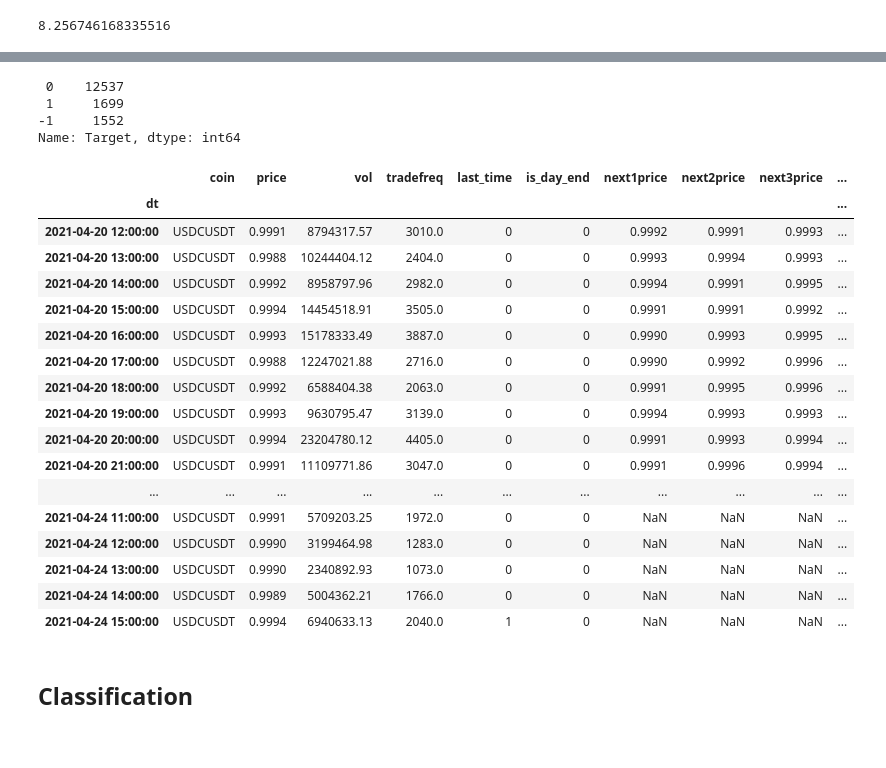
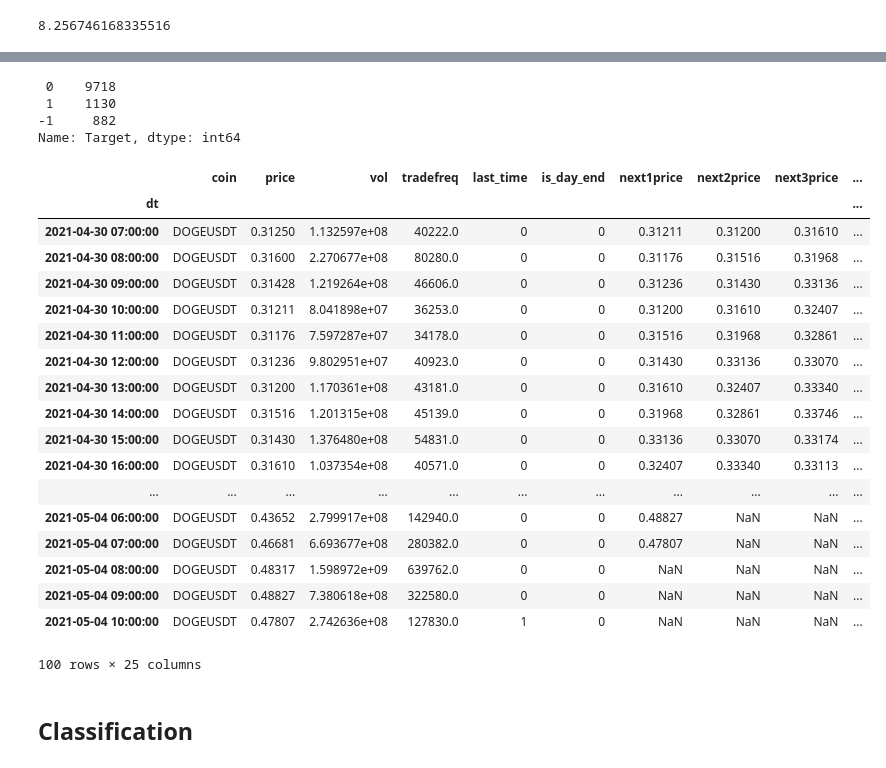
Before and after one commit to aalici/SmartCryptoSearchInTrends, a Jupyter notebook: binance_first.ipynb, the cells around one changed output, grey strips where cells are left out. Drawn from its saved outputs; the diff is of its cells as text; code cells hidden in the pictures.

```diff
--- a/binance_first.ipynb
+++ b/binance_first.ipynb
@@ -100,6 +112,9 @@ coin_list_df["Keywords"]  = coin_list_df.apply(lambda row: row["Name"].lower() +
                                row["Symbolusd"].lower() + "," +
                                row["Keywords"].lower()  , axis = 1)
 
+
+coin_list_df = coin_list_df.head(25)
+
 coin_list = list(coin_list_df.Symbolusd)
 coin_list.append('BTCTRY')
 
@@ -183,6 +234,7 @@ def f_update_coins(coinlist, dict_all=None):
 # %%
 #dict_all_coins = f_update_coins(coin_list, dict_all_coins)
 dict_all_coins = f_update_coins(coin_list, dict_all = None)
+dict_all_coins = f_update_lastprice(coin_list, dict_all = None)
 # %%
 for key in dict_all_coins.get( "DOGEUSDT").keys():
     print(key)
@@ -258,7 +310,7 @@ df_all_coins
 # %%
-df_all_coins["next1price"] = df_all_coins.groupby(['coin'])['price'].shift(-6)
-df_all_coins["next2price"] = df_all_coins.groupby(['coin'])['price'].shift(-12)
-df_all_coins["next3price"] = df_all_coins.groupby(['coin'])['price'].shift(-24)
+df_all_coins["next1price"] = df_all_coins.groupby(['coin'])['price'].shift(-4)
+df_all_coins["next2price"] = df_all_coins.groupby(['coin'])['price'].shift(-8)
+df_all_coins["next3price"] = df_all_coins.groupby(['coin'])['price'].shift(-12)
 
 df_all_coins["Target"] = 0
 
@@ -295,39 +347,46 @@ for coin in df_all_coins.coin.unique():
     df_all_coins.loc[index_t, 'rsi14'] = btalib.rsi(df_all_coins.loc[index_t, 'price'], period=14).df.values.tolist()
     df_all_coins.loc[index_t, 'rsi28'] = btalib.rsi(df_all_coins.loc[index_t, 'price'], period=28).df.values.tolist()
     df_all_coins.loc[index_t, 'rsi42'] = btalib.rsi(df_all_coins.loc[index_t, 'price'], period=42).df.values.tolist()
+    df_all_coins.loc[index_t, 'rsi48'] = btalib.rsi(df_all_coins.loc[index_t, 'price'], period=48).df.values.tolist()
+    df_all_coins.loc[index_t, 'rsi72'] = btalib.rsi(df_all_coins.loc[index_t, 'price'], period=72).df.values.tolist()
     df_all_coins.loc[index_t, ["macd12", "signal12", "hist12"] ] =  \
                     btalib.macd(df_all_coins.loc[index_t, 'price'], pfast=12, pslow=24, psignal=9).df.values.tolist()
+    df_all_coins.loc[index_t, ["macd6", "signal6", "hist6"] ] =  \
+                    btalib.macd(df_all_coins.loc[index_t, 'price'], pfast=6, pslow=12, psignal=4).df.values.tolist()
 
-
+df_all_coins['ma12_24_diff'] = df_all_coins['ma12'] - df_all_coins['ma24']
+df_all_coins['macd12_ratio'] = df_all_coins['macd12'] - df_all_coins['price']
 
 
 df_all_coins.loc[df_all_coins.coin == 'DOGEUSDT', :].Target.value_counts()
+#df_all_coins.columns
 # %% [output]
- 0    12537
- 1     1699
--1     1552
+ 0    9718
+ 1    1130
+-1     882
 Name: Target, dtype: int64
 # %%
-df_all_coins.loc[df_all_coins.coin == 'USDCUSDT', :].tail(100)
+df_all_coins.loc[df_all_coins.coin == 'DOGEUSDT', :].tail(100)
 # %% [output]
 |  | coin | price | vol | tradefreq | last_time | is_day_end | next1price | next2price | next3price | ... |
 | dt |  |  |  |  |  |  |  |  |  | ... |
-| 2021-04-20 12:00:00 | USDCUSDT | 0.9991 | 8794317.57 | 3010.0 | 0 | 0 | 0.9992 | 0.9991 | 0.9993 | ... |
-| 2021-04-20 13:00:00 | USDCUSDT | 0.9988 | 10244404.12 | 2404.0 | 0 | 0 | 0.9993 | 0.9994 | 0.9993 | ... |
-| 2021-04-20 14:00:00 | USDCUSDT | 0.9992 | 8958797.96 | 2982.0 | 0 | 0 | 0.9994 | 0.9991 | 0.9995 | ... |
-| 2021-04-20 15:00:00 | USDCUSDT | 0.9994 | 14454518.91 | 3505.0 | 0 | 0 | 0.9991 | 0.9991 | 0.9992 | ... |
-| 2021-04-20 16:00:00 | USDCUSDT | 0.9993 | 15178333.49 | 3887.0 | 0 | 0 | 0.9990 | 0.9993 | 0.9995 | ... |
-| 2021-04-20 17:00:00 | USDCUSDT | 0.9988 | 12247021.88 | 2716.0 | 0 | 0 | 0.9990 | 0.9992 | 0.9996 | ... |
-| 2021-04-20 18:00:00 | USDCUSDT | 0.9992 | 6588404.38 | 2063.0 | 0 | 0 | 0.9991 | 0.9995 | 0.9996 | ... |
-| 2021-04-20 19:00:00 | USDCUSDT | 0.9993 | 9630795.47 | 3139.0 | 0 | 0 | 0.9994 | 0.9993 | 0.9993 | ... |
-| 2021-04-20 20:00:00 | USDCUSDT | 0.9994 | 23204780.12 | 4405.0 | 0 | 0 | 0.9991 | 0.9993 | 0.9994 | ... |
-| 2021-04-20 21:00:00 | USDCUSDT | 0.9991 | 11109771.86 | 3047.0 | 0 | 0 | 0.9991 | 0.9996 | 0.9994 | ... |
+| 2021-04-30 07:00:00 | DOGEUSDT | 0.31250 | 1.132597e+08 | 40222.0 | 0 | 0 | 0.31211 | 0.31200 | 0.31610 | ... |
+| 2021-04-30 08:00:00 | DOGEUSDT | 0.31600 | 2.270677e+08 | 80280.0 | 0 | 0 | 0.31176 | 0.31516 | 0.31968 | ... |
+| 2021-04-30 09:00:00 | DOGEUSDT | 0.31428 | 1.219264e+08 | 46606.0 | 0 | 0 | 0.31236 | 0.31430 | 0.33136 | ... |
+| 2021-04-30 10:00:00 | DOGEUSDT | 0.31211 | 8.041898e+07 | 36253.0 | 0 | 0 | 0.31200 | 0.31610 | 0.32407 | ... |
+| 2021-04-30 11:00:00 | DOGEUSDT | 0.31176 | 7.597287e+07 | 34178.0 | 0 | 0 | 0.31516 | 0.31968 | 0.32861 | ... |
+| 2021-04-30 12:00:00 | DOGEUSDT | 0.31236 | 9.802951e+07 | 40923.0 | 0 | 0 | 0.31430 | 0.33136 | 0.33070 | ... |
+| 2021-04-30 13:00:00 | DOGEUSDT | 0.31200 | 1.170361e+08 | 43181.0 | 0 | 0 | 0.31610 | 0.32407 | 0.33340 | ... |
+| 2021-04-30 14:00:00 | DOGEUSDT | 0.31516 | 1.201315e+08 | 45139.0 | 0 | 0 | 0.31968 | 0.32861 | 0.33746 | ... |
+| 2021-04-30 15:00:00 | DOGEUSDT | 0.31430 | 1.376480e+08 | 54831.0 | 0 | 0 | 0.33136 | 0.33070 | 0.33174 | ... |
+| 2021-04-30 16:00:00 | DOGEUSDT | 0.31610 | 1.037354e+08 | 40571.0 | 0 | 0 | 0.32407 | 0.33340 | 0.33113 | ... |
 | ... | ... | ... | ... | ... | ... | ... | ... | ... | ... | ... |
-| 2021-04-24 11:00:00 | USDCUSDT | 0.9991 | 5709203.25 | 1972.0 | 0 | 0 | NaN | NaN | NaN | ... |
-| 2021-04-24 12:00:00 | USDCUSDT | 0.9990 | 3199464.98 | 1283.0 | 0 | 0 | NaN | NaN | NaN | ... |
-| 2021-04-24 13:00:00 | USDCUSDT | 0.9990 | 2340892.93 | 1073.0 | 0 | 0 | NaN | NaN | NaN | ... |
-| 2021-04-24 14:00:00 | USDCUSDT | 0.9989 | 5004362.21 | 1766.0 | 0 | 0 | NaN | NaN | NaN | ... |
-| 2021-04-24 15:00:00 | USDCUSDT | 0.9994 | 6940633.13 | 2040.0 | 1 | 0 | NaN | NaN | NaN | ... |
+| 2021-05-04 06:00:00 | DOGEUSDT | 0.43652 | 2.799917e+08 | 142940.0 | 0 | 0 | 0.48827 | NaN | NaN | ... |
+| 2021-05-04 07:00:00 | DOGEUSDT | 0.46681 | 6.693677e+08 | 280382.0 | 0 | 0 | 0.47807 | NaN | NaN | ... |
+| 2021-05-04 08:00:00 | DOGEUSDT | 0.48317 | 1.598972e+09 | 639762.0 | 0 | 0 | NaN | NaN | NaN | ... |
+| 2021-05-04 09:00:00 | DOGEUSDT | 0.48827 | 7.380618e+08 | 322580.0 | 0 | 0 | NaN | NaN | NaN | ... |
+| 2021-05-04 10:00:00 | DOGEUSDT | 0.47807 | 2.742636e+08 | 127830.0 | 1 | 0 | NaN | NaN | NaN | ... |
+100 rows × 25 columns
 # %% [markdown]
 ## Classification
 # %%
```
Also changed, not shown: parts of 11 cells of this notebook, 1 other file.
